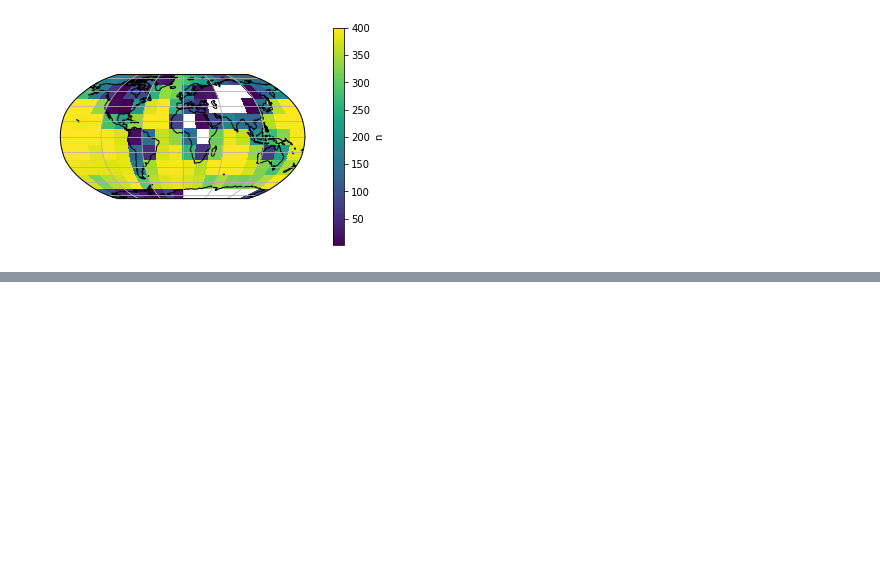
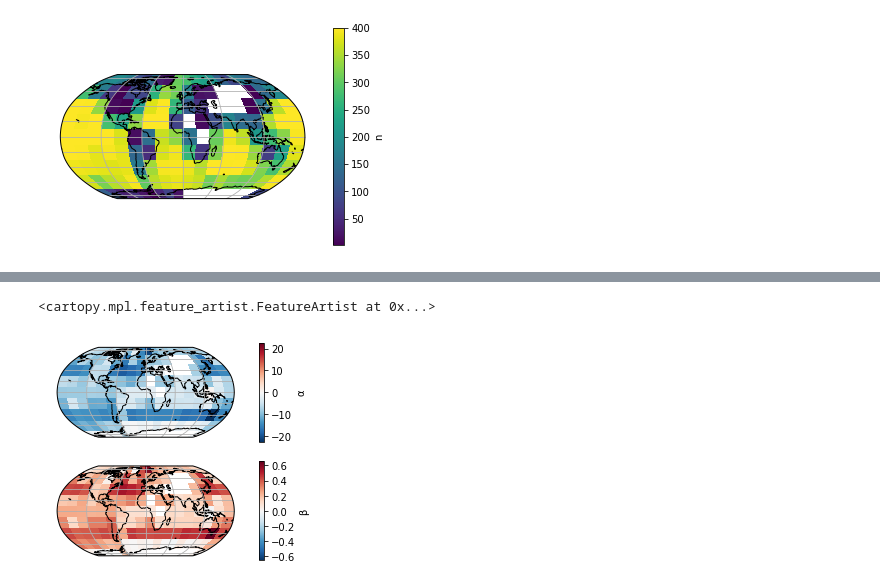
Before and after one commit to brews/deltaoxfox, a Jupyter notebook: d18ow_sss_bayesreg.ipynb, the cells around one changed output, grey strips where cells are left out. Saved outputs shown, nothing was run; the diff lists cells and outputs as text; code cells hidden in the pictures; blank space fills up the shorter version.

```diff
--- a/d18ow_sss_bayesreg.ipynb
+++ b/d18ow_sss_bayesreg.ipynb
@@ -194,0 +195,17 @@ array([[<matplotlib.axes._subplots.AxesSubplot object at 0x...>,
+# %%
+df_all['α'] = trace0.get_values('α').mean(axis=0)
+df_all['β'] = trace0.get_values('β').mean(axis=0)
+df_field_bayes = df_all.set_index(['lat', 'lon']).to_xarray()
+# %%
+ax = plt.subplot(2, 1, 1, projection=ccrs.Robinson())
+df_field_bayes['α'].plot(ax=ax, transform=ccrs.PlateCarree())
+ax.gridlines()
+ax.coastlines()
+
+ax = plt.subplot(2, 1, 2, projection=ccrs.Robinson())
+df_field_bayes['β'].plot(ax=ax, transform=ccrs.PlateCarree())
+ax.gridlines()
+ax.coastlines()
+# %% [output]
+<cartopy.mpl.feature_artist.FeatureArtist at 0x...>
+[figure, added]
```
Also changed, not shown: parts of 2 cells of this notebook.
